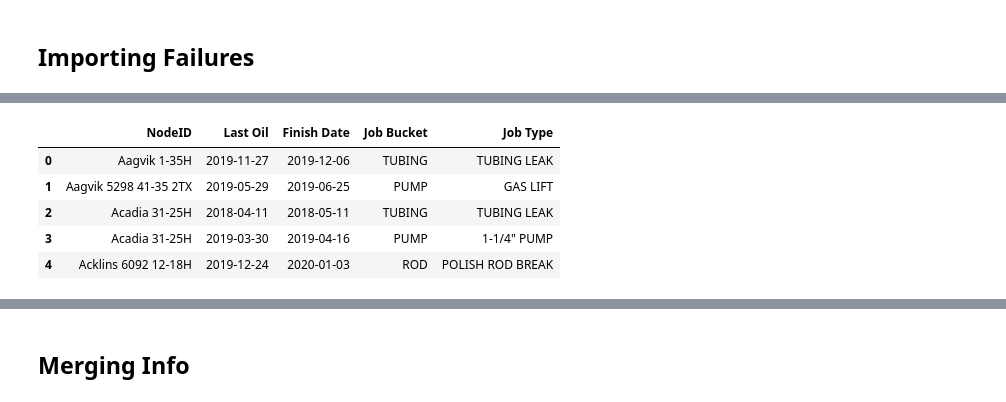
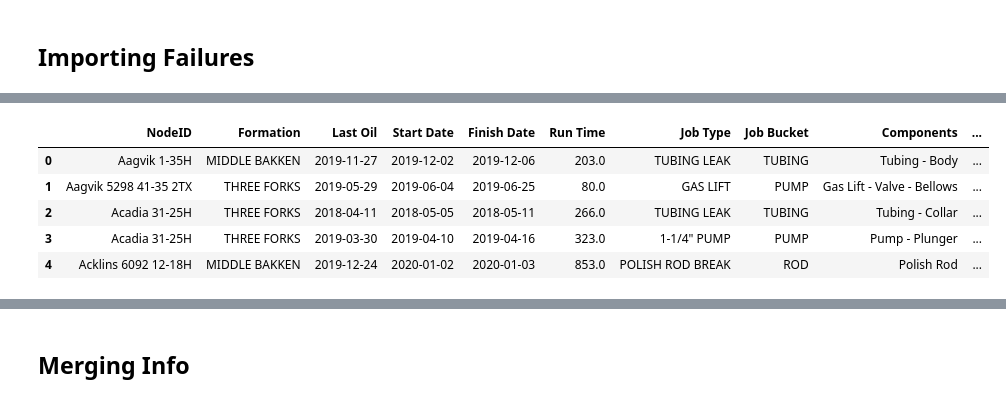
Before and after one commit to Ashitha97/ESP, a Jupyter notebook: Failure Forecasting/Window Forecasting Notebook.ipynb, the cells around one changed output, grey strips where cells are left out. Drawn from its saved outputs; the diff is of its cells as text; code cells hidden in the pictures.

```diff
--- a/Failure Forecasting/Window Forecasting Notebook.ipynb
+++ b/Failure Forecasting/Window Forecasting Notebook.ipynb
@@ -61,15 +62,11 @@ Following steps are performed
 # %% [markdown]
 ## Importing Failures
 # %%
+# If using manually dont need to run
 %%time
 # Querying the entire failure info
 query_failures = """
-SELECT
-    "NodeID",
-    "Last Oil",
-    "Finish Date",
-    "Job Bucket",
-    "Job Type"
+SELECT *
 FROM
     analysis.failure_info
 ORDER BY "NodeID";
@@ -86,6 +83,6 @@ Wall time: 14.6 s
-|  | NodeID | Last Oil | Finish Date | Job Bucket | Job Type |
-| 0 | Aagvik 1-35H | 2019-11-27 | 2019-12-06 | TUBING | TUBING LEAK |
-| 1 | Aagvik 5298 41-35 2TX | 2019-05-29 | 2019-06-25 | PUMP | GAS LIFT |
-| 2 | Acadia 31-25H | 2018-04-11 | 2018-05-11 | TUBING | TUBING LEAK |
-| 3 | Acadia 31-25H | 2019-03-30 | 2019-04-16 | PUMP | 1-1/4" PUMP |
-| 4 | Acklins 6092 12-18H | 2019-12-24 | 2020-01-03 | ROD | POLISH ROD BREAK |
+|  | NodeID | Formation | Last Oil | Start Date | Finish Date | Run Time | Job Type | Job Bucket | Components | ... |
+| 0 | Aagvik 1-35H | MIDDLE BAKKEN | 2019-11-27 | 2019-12-02 | 2019-12-06 | 203.0 | TUBING LEAK | TUBING | Tubing - Body | ... |
+| 1 | Aagvik 5298 41-35 2TX | THREE FORKS | 2019-05-29 | 2019-06-04 | 2019-06-25 | 80.0 | GAS LIFT | PUMP | Gas Lift - Valve - Bellows | ... |
+| 2 | Acadia 31-25H | THREE FORKS | 2018-04-11 | 2018-05-05 | 2018-05-11 | 266.0 | TUBING LEAK | TUBING | Tubing - Collar | ... |
+| 3 | Acadia 31-25H | THREE FORKS | 2019-03-30 | 2019-04-10 | 2019-04-16 | 323.0 | 1-1/4" PUMP | PUMP | Pump - Plunger | ... |
+| 4 | Acklins 6092 12-18H | MIDDLE BAKKEN | 2019-12-24 | 2020-01-02 | 2020-01-03 | 853.0 | POLISH ROD BREAK | ROD | Polish Rod | ... |
```
Also changed, not shown: parts of 46 cells of this notebook, 5 other files.
